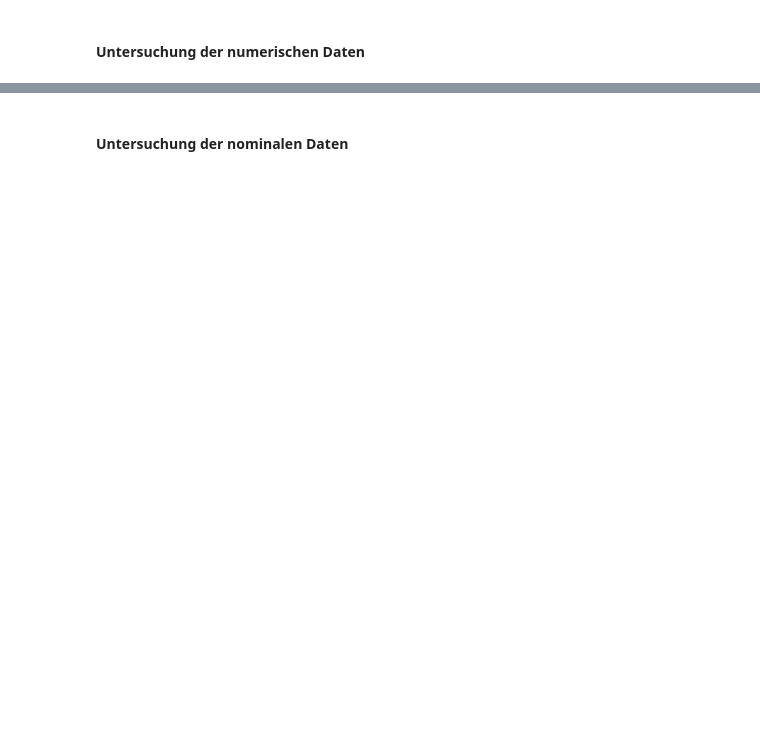
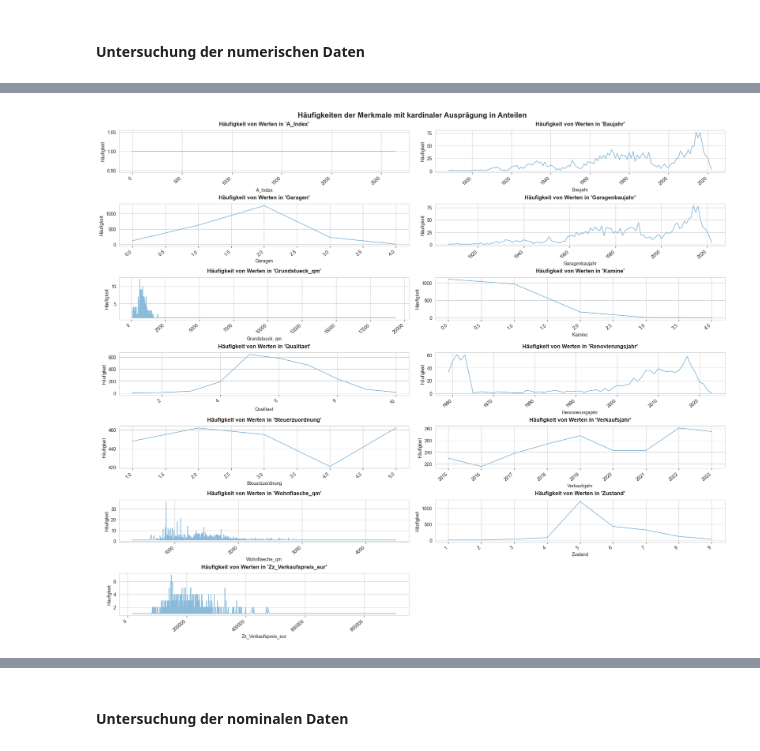
Before and after one commit to juliabb1/Data-Science-Programmentwurf, a Jupyter notebook: Programmentwurf/programmentwurf.ipynb, the cells around one changed output, grey strips where cells are left out. Drawn from its saved outputs; the diff is of its cells as text; code cells hidden in the pictures; blank space fills up the shorter version.

```diff
--- a/Programmentwurf/programmentwurf.ipynb
+++ b/Programmentwurf/programmentwurf.ipynb
@@ -191 +272,30 @@ plt.show()
+# %%
+fig, axes = plt.subplots(7,2, figsize=(19, 16), sharey=False, sharex=False, constrained_layout=True)
+fig.suptitle("Häufigkeiten der Merkmale mit kardinaler Ausprägung in Anteilen", fontsize=16, fontweight="bold")
+
+# Erstellen der Barplots von Merkmalen mit ordinaler Ausprägung
+j = 0
+k = 0
+for i in data_kardinal.columns:
+    if(k == 2):
+        k = 0
+        j += 1
+    counts = data_kardinal[i].value_counts()
+    sns.lineplot(x=counts.index, y=counts.values, ax=axes[j][k])
+    axes[j][k].tick_params(axis='x', which='both', bottom=True, top=False, labelbottom=True)
+    axes[j][k].set_xticklabels(axes[j][k].get_xticklabels(), rotation=40, ha="right")
+    axes[j][k].set_xlabel(i)
+    axes[j][k].set_ylabel("Häufigkeit")
+    axes[j][k].set_title("Häufigkeit von Werten in '" + i + "'", fontweight="bold", pad=10)
+    k += 1
+
+# Styling
+sns.set_palette("Blues_d")
+sns.set_style("whitegrid")
+# Löschen leerer Subplots
+fig.delaxes(axes[6][1])
+
+plt.show()
+# %% [output]
+[figure, added]
 # %% [markdown]
```
Also changed, not shown: parts of 28 cells of this notebook.
